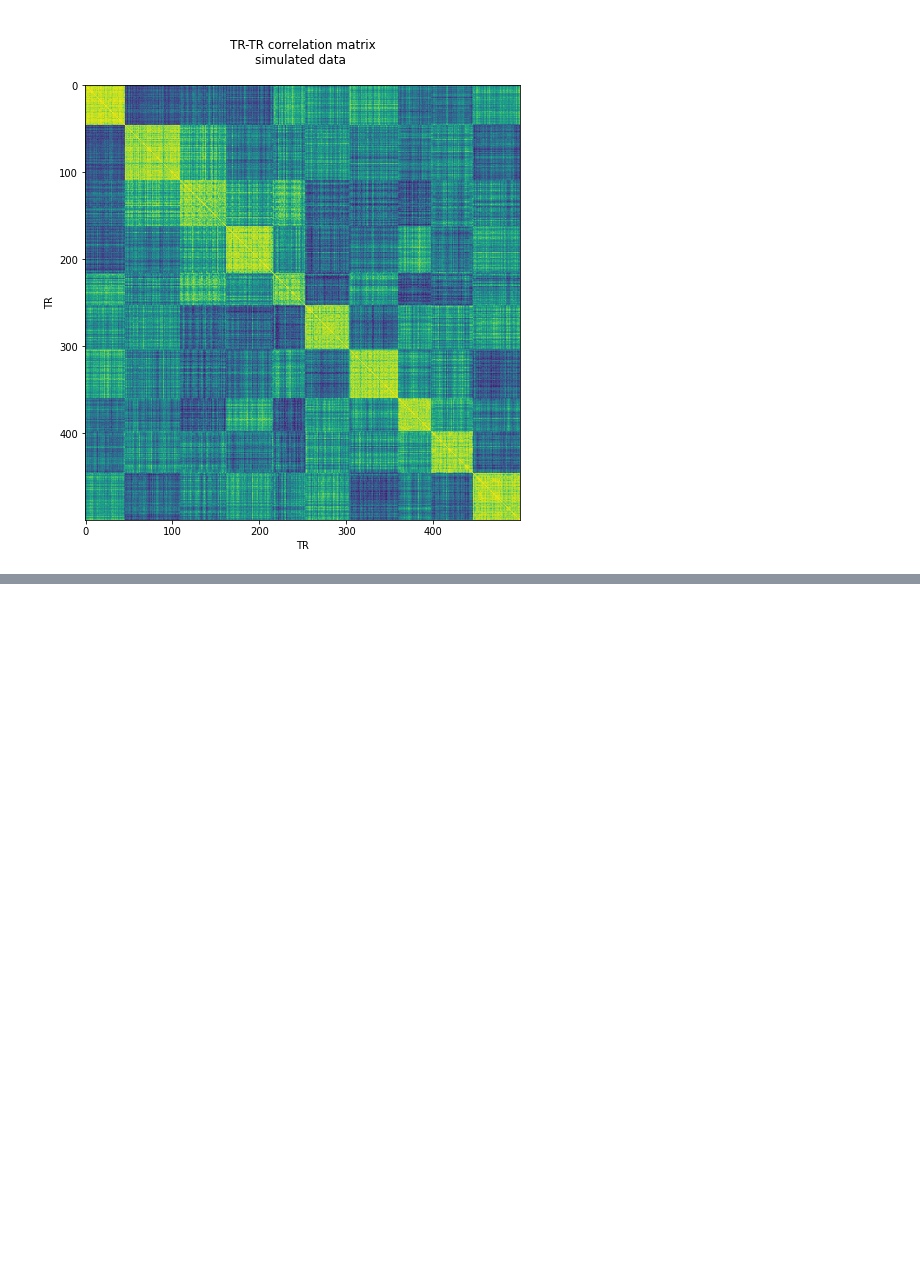
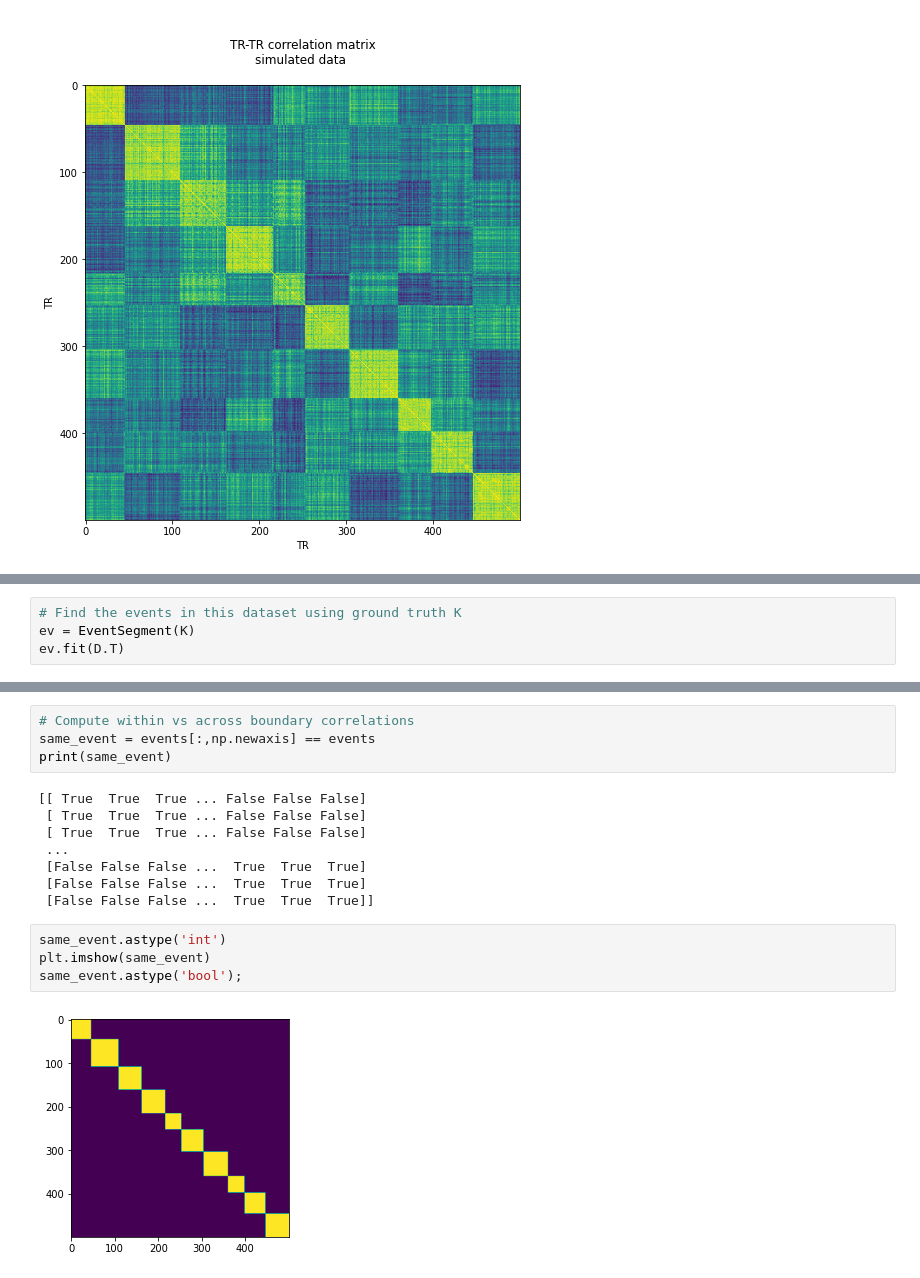
Before and after one commit to riesacassano/fMRI_piano, a Jupyter notebook: ryc_101521_WvA_implementation.ipynb, the cells around one changed output, grey strips where cells are left out. Drawn from its saved outputs; the diff is of its cells as text; blank space fills up the shorter version.

```diff
--- a/ryc_101521_WvA_implementation.ipynb
+++ b/ryc_101521_WvA_implementation.ipynb
@@ -66,0 +75,4 @@ ax.set_ylabel('TR');
+# %%
+# Find the events in this dataset using ground truth K
+ev = EventSegment(K)
+ev.fit(D.T)
@@ -66,0 +154,18 @@ ax.set_ylabel('TR');
+# %%
+# Compute within vs across boundary correlations
+same_event = events[:,np.newaxis] == events
+print(same_event)
+# %% [output]
+[[ True  True  True ... False False False]
+ [ True  True  True ... False False False]
+ [ True  True  True ... False False False]
+ ...
+ [False False False ...  True  True  True]
+ [False False False ...  True  True  True]
+ [False False False ...  True  True  True]]
+# %%
+same_event.astype('int')
+plt.imshow(same_event)
+same_event.astype('bool');
+# %% [output]
+[figure, added]
```
Also changed, not shown: parts of 16 cells of this notebook.
